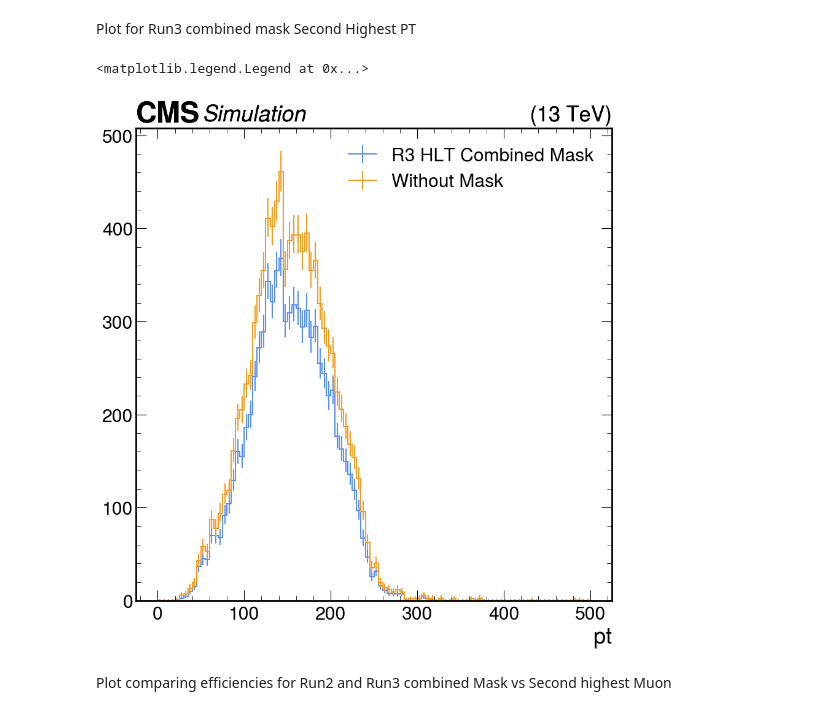
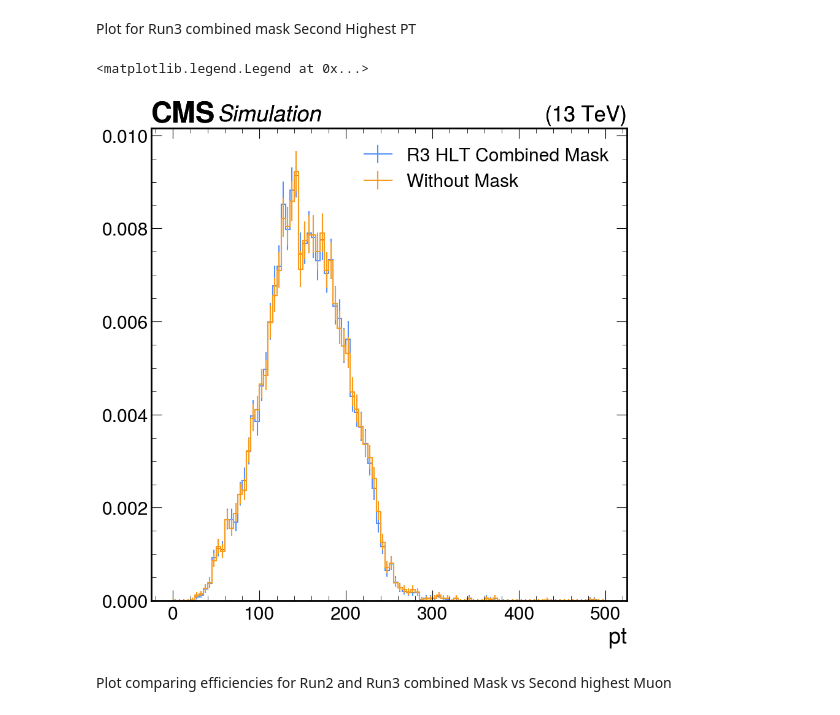
Before and after one commit to sbuwang/SIDM, a Jupyter notebook: sidm/R3_R2_comparison.ipynb, the cells around one changed output. Cells and saved outputs as stored; diff of their text form; code cells hidden in the pictures.

```diff
--- a/sidm/R3_R2_comparison.ipynb
+++ b/sidm/R3_R2_comparison.ipynb
@@ -762,20 +785,20 @@ Plot for Run3 combined mask Second Highest PT
 # %%
 #Define the histograms and the axis
 pt_axis = hist.axis.Regular(100, 0, 500, name="pt")
 numerator = hist.Hist(pt_axis)
 denominator = hist.Hist(pt_axis)
 
 #Fill the histograms with the flattened arrays
 numerator.fill(R3second_highest_pt[R3combined_mask])
 denominator.fill(R3second_highest_pt)
 
 #Plot both on the same figure
-utilities.plot(numerator, label = "R3 HLT Combined Mask")
-utilities.plot(denominator, label ="Without Mask")
+utilities.plot(numerator, label = "R3 HLT Combined Mask", density=True)
+utilities.plot(denominator, label ="Without Mask", density=True)
 plt.legend(loc = 'upper right')
 # %% [output]
 <matplotlib.legend.Legend at 0x...>
-[figure, old version]
+[figure, new version]
 # %% [markdown]
 Plot comparing efficiencies for Run2 and Run3 combined Mask vs Second highest Muon
 # %%
```
Also changed, not shown: parts of 7 cells of this notebook.
